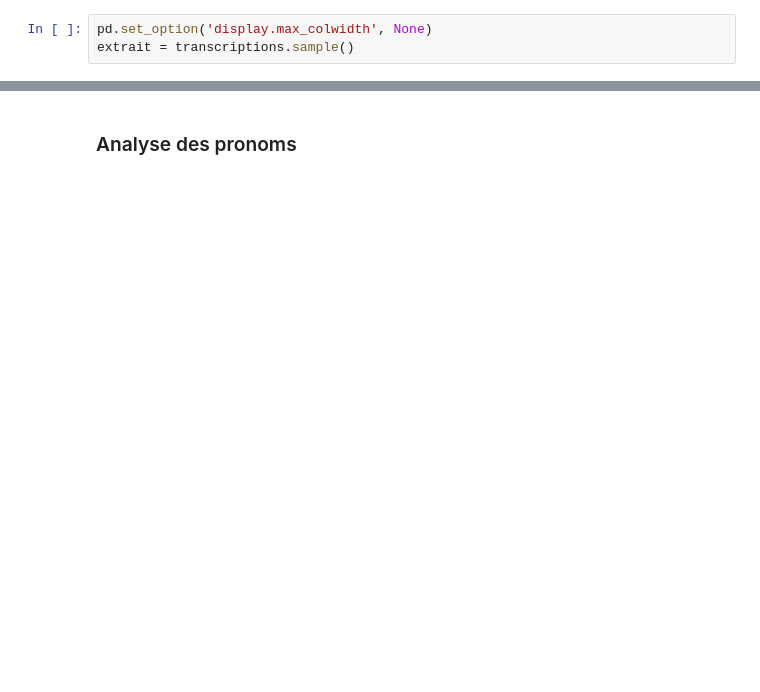
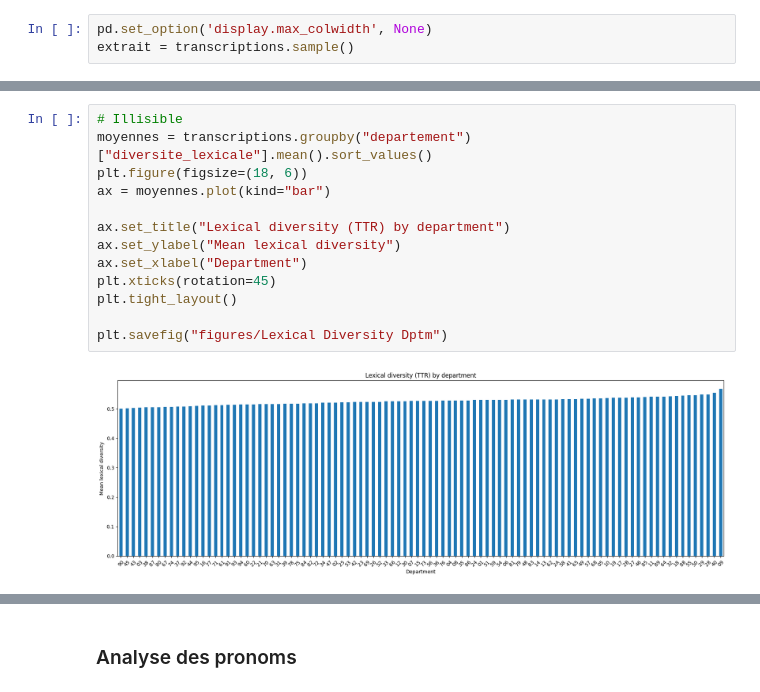
Before and after one commit to itsreivilo/Projet-de-NLP-Olivier, a Jupyter notebook: NLP Olivier.ipynb, the cells around one changed output, grey strips where cells are left out. Drawn from its saved outputs; the diff is of its cells as text; blank space fills up the shorter version.

```diff
--- a/NLP Olivier.ipynb
+++ b/NLP Olivier.ipynb
@@ -167,0 +276,15 @@ transcriptions['texte_nettoye'] = transcriptions['text'].apply(nettoyage_profess
+# %%
+# Illisible
+moyennes = transcriptions.groupby("departement")["diversite_lexicale"].mean().sort_values()
+plt.figure(figsize=(18, 6))
+ax = moyennes.plot(kind="bar")
+
+ax.set_title("Lexical diversity (TTR) by department")
+ax.set_ylabel("Mean lexical diversity")
+ax.set_xlabel("Department")
+plt.xticks(rotation=45)
+plt.tight_layout()
+
+plt.savefig("figures/Lexical Diversity Dptm")
+# %% [output]
+[figure, added]
```
Also changed, not shown: parts of 33 cells of this notebook, 2 other files.
